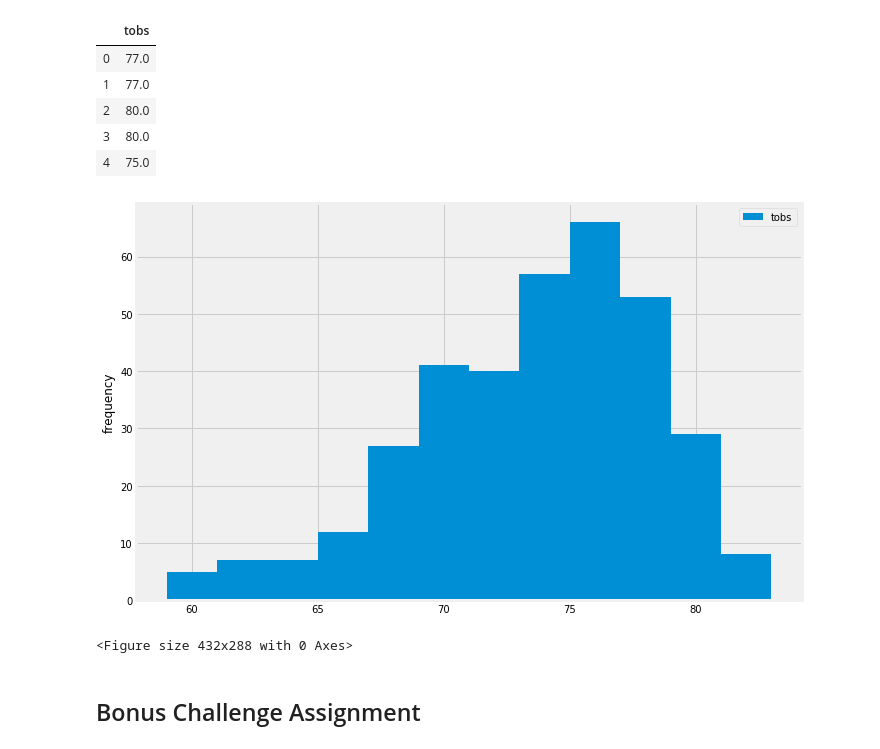
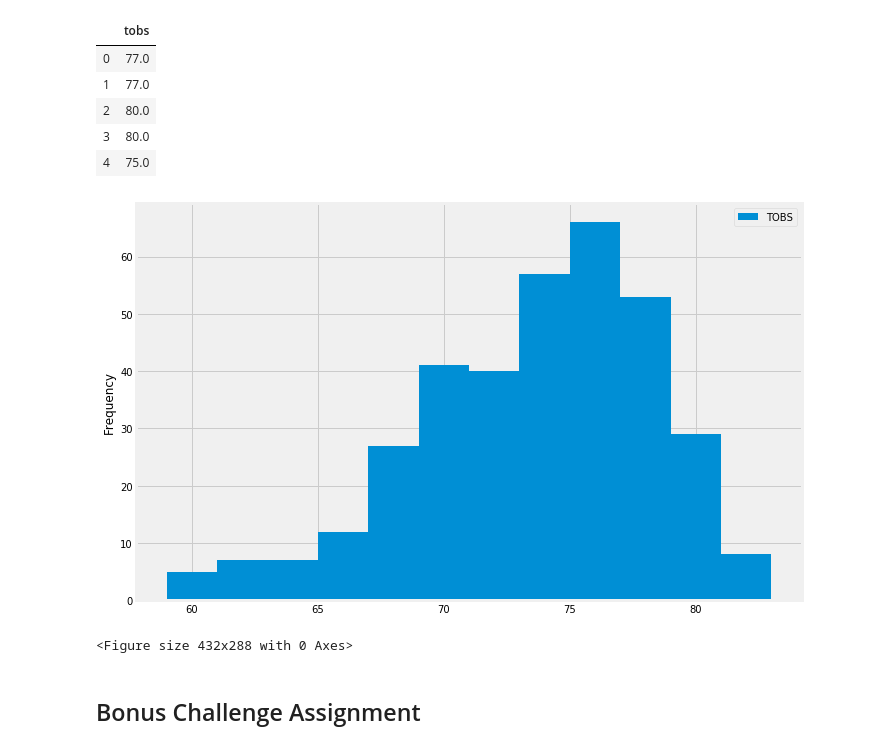
Before and after one commit to LKBullard/bullardSQLAlchemy_challenge, a Jupyter notebook: Climate.ipynb, the cells around one changed output. Saved outputs shown, nothing was run; the diff lists cells and outputs as text; code cells hidden in the pictures.

Commit message:
updated one of the graphs to make it look better

```diff
--- a/Climate.ipynb
+++ b/Climate.ipynb
@@ -203,17 +203,17 @@ temp_df.head()
 # %%
 # Make plot
 plt.figure(figsize=(10,6))
 plt.hist(temp_df["tobs"], bins=12)
-plt.ylabel("frequency")
-plt.legend(["tobs"])
+plt.ylabel("Frequency")
+plt.legend(["TOBS"])
 plt.tight_layout()
 plt.show()
 
 # Save plot
 plt.savefig("Images/frequecy.png")
 plt.show()
 # %% [output]
-[figure, old version]
+[figure, new version]
 <Figure size 432x288 with 0 Axes>
 # %% [markdown]
 ## Bonus Challenge Assignment
```
